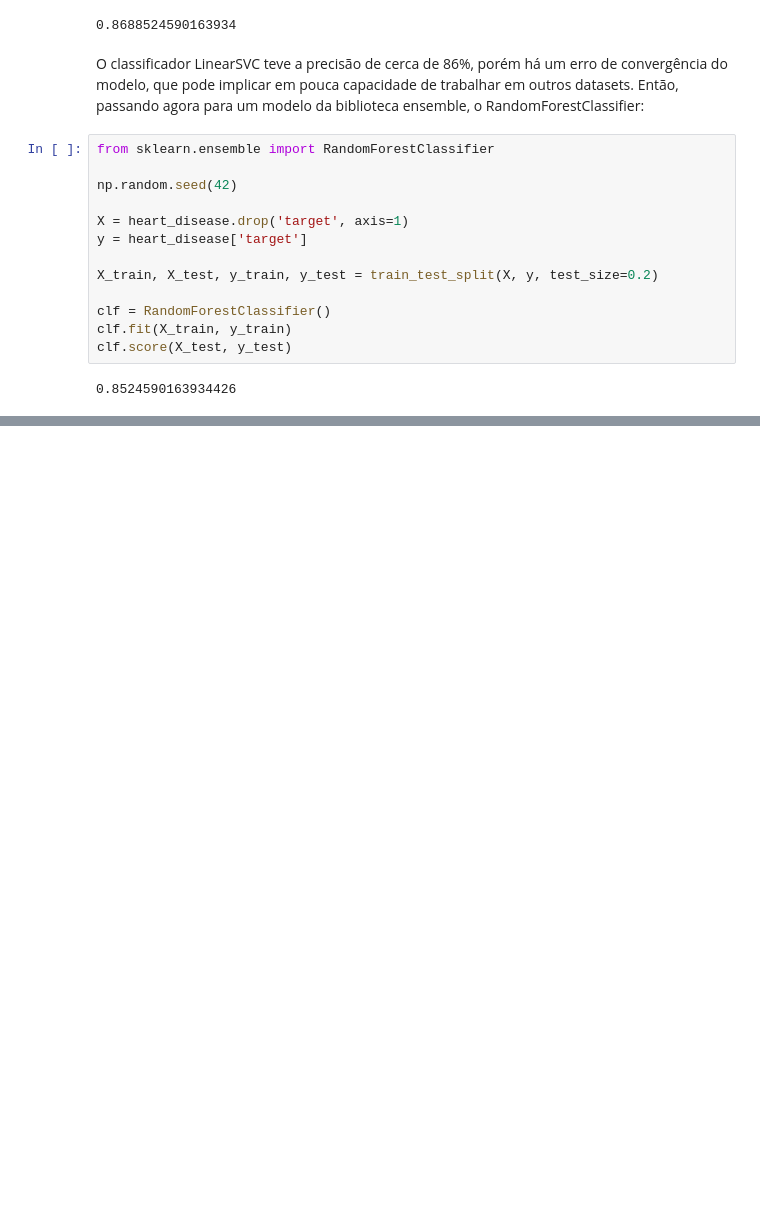
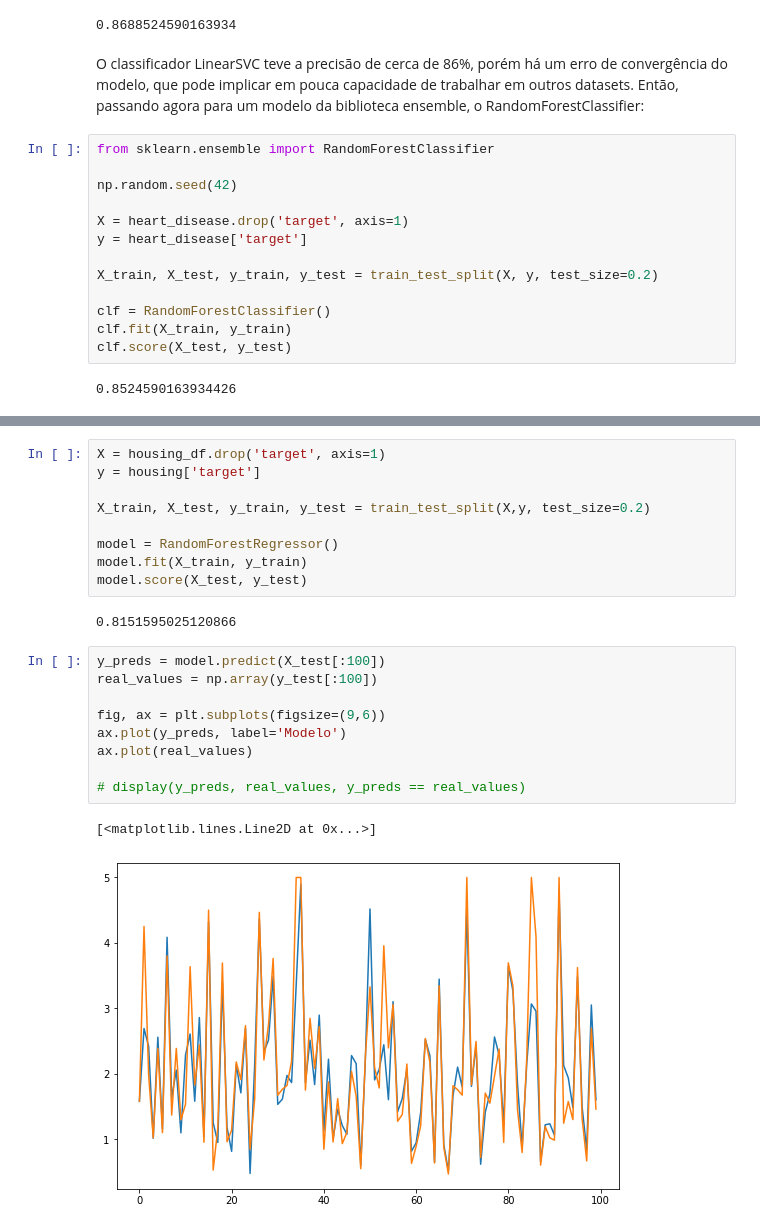
Before and after one commit to pesadaum/learning, a Jupyter notebook: courses/data-science-and-machine-learning-ztm/9_Scikit-learn/scikit_learn.ipynb, the cells around one changed output, grey strips where cells are left out. Drawn from its saved outputs; the diff is of its cells as text; blank space fills up the shorter version.

```diff
--- a/courses/data-science-and-machine-learning-ztm/9_Scikit-learn/scikit_learn.ipynb
+++ b/courses/data-science-and-machine-learning-ztm/9_Scikit-learn/scikit_learn.ipynb
@@ -499,0 +572,23 @@ A precisão do modelo é de cerca de 85%, um pouco pior que o LinearSVC mas é r
+# %%
+X = housing_df.drop('target', axis=1)
+y = housing['target']
+
+X_train, X_test, y_train, y_test = train_test_split(X,y, test_size=0.2)
+
+model = RandomForestRegressor()
+model.fit(X_train, y_train)
+model.score(X_test, y_test)
+# %% [output]
+0.8151595025120866
+# %%
+y_preds = model.predict(X_test[:100])
+real_values = np.array(y_test[:100])
+
+fig, ax = plt.subplots(figsize=(9,6))
+ax.plot(y_preds, label='Modelo')
+ax.plot(real_values)
+
+# display(y_preds, real_values, y_preds == real_values)
+# %% [output]
+[<matplotlib.lines.Line2D at 0x...>]
+[figure, added]
```
Also changed, not shown: parts of 15 cells of this notebook.
